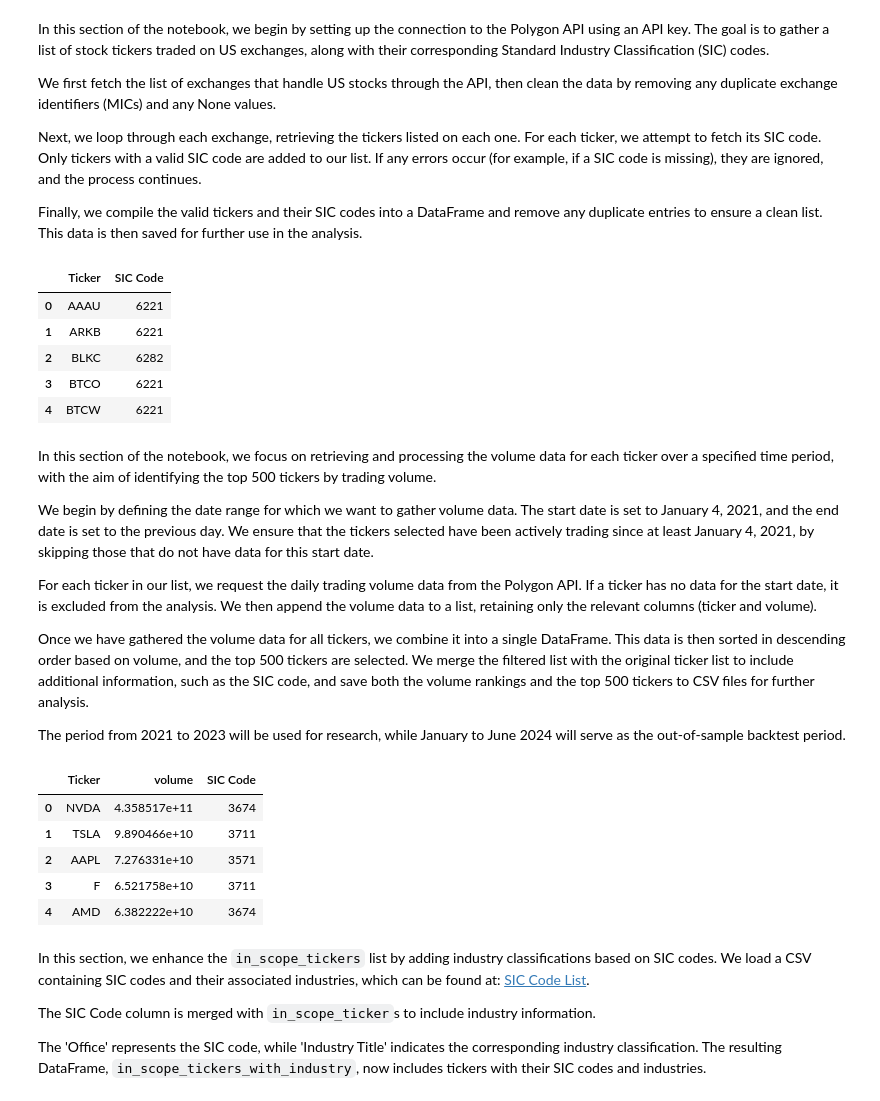
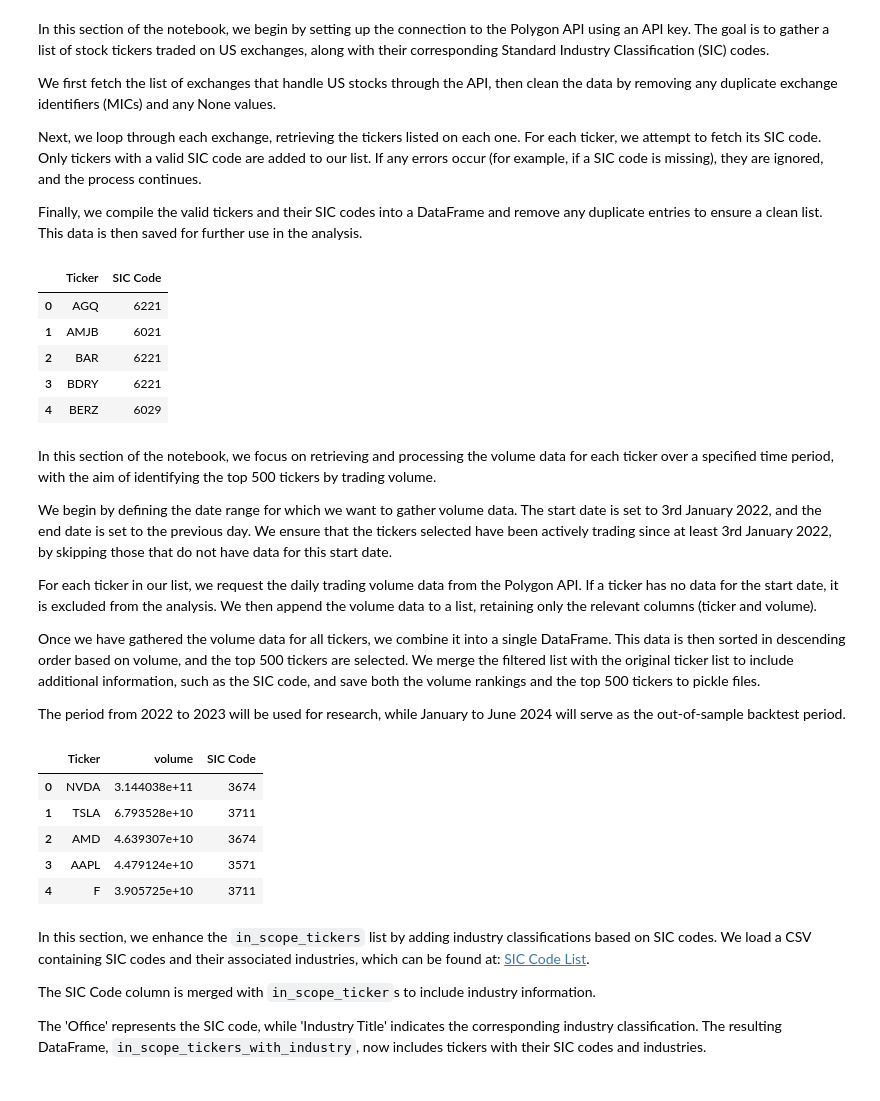
Before and after one commit to lucasbertovic/Statistical-Arbitrage-Pairs-Trading, a Jupyter notebook: Pairs.ipynb, the cells around one changed output. Saved outputs shown, nothing was run; the diff lists cells and outputs as text; code cells hidden in the pictures.

```diff
--- a/Pairs.ipynb
+++ b/Pairs.ipynb
@@ -27,7 +27,7 @@ from polygon import RESTClient
 import pandas as pd
 
 # Initialize the client with your Polygon API key
-api_key = "YOUR_API_KEY_HERE"
+api_key = "api_key_here"
 client = RESTClient(api_key)
 
 # Fetch exchanges for US stocks
@@ -49,60 +49,61 @@ for exchange in exchange_list:
 
 # Final ticker list
 ticker_list = pd.DataFrame(us_tickers, columns=['Ticker', 'SIC Code']).drop_duplicates()  # Remove duplicates
-ticker_list.to_csv('ticker_list.csv')  # Save to CSV
+ticker_list.to_pickle('dfs/ticker_list.pkl')
 ticker_list.head()  # Display top rows
 # %% [output]
 |  | Ticker | SIC Code |
-| 0 | AAAU | 6221 |
-| 1 | ARKB | 6221 |
-| 2 | BLKC | 6282 |
-| 3 | BTCO | 6221 |
-| 4 | BTCW | 6221 |
+| 0 | AGQ | 6221 |
+| 1 | AMJB | 6021 |
+| 2 | BAR | 6221 |
+| 3 | BDRY | 6221 |
+| 4 | BERZ | 6029 |
 # %% [markdown]
 In this section of the notebook, we focus on retrieving and processing the volume data for each ticker over a specified time period, with the aim of identifying the top 500 tickers by trading volume.
 
-We begin by defining the date range for which we want to gather volume data. The start date is set to January 4, 2021, and the end date is set to the previous day. We ensure that the tickers selected have been actively trading since at least January 4, 2021, by skipping those that do not have data for this start date.
+We begin by defining the date range for which we want to gather volume data. The start date is set to 3rd January 2022, and the end date is set to the previous day. We ensure that the tickers selected have been actively trading since at least 3rd January 2022, by skipping those that do not have data for this start date.
 
 For each ticker in our list, we request the daily trading volume data from the Polygon API. If a ticker has no data for the start date, it is excluded from the analysis. We then append the volume data to a list, retaining only the relevant columns (ticker and volume).
 
-Once we have gathered the volume data for all tickers, we combine it into a single DataFrame. This data is then sorted in descending order based on volume, and the top 500 tickers are selected. We merge the filtered list with the original ticker list to include additional information, such as the SIC code, and save both the volume rankings and the top 500 tickers to CSV files for further analysis.
+Once we have gathered the volume data for all tickers, we combine it into a single DataFrame. This data is then sorted in descending order based on volume, and the top 500 tickers are selected. We merge the filtered list with the original ticker list to include additional information, such as the SIC code, and save both the volume rankings and the top 500 tickers to pickle files.
 
-The period from 2021 to 2023 will be used for research, while January to June 2024 will serve as the out-of-sample backtest period.
+The period from 2022 to 2023 will be used for research, while January to June 2024 will serve as the out-of-sample backtest period.
 # %%
 from datetime import datetime, timedelta
 today = datetime.today()  # Get today's date
-start_date = pd.to_datetime('2021-01-04')  # Start date for volume data
+start_date = pd.to_datetime('2022-01-03')  # Start date for volume data
 start = start_date.strftime('%Y-%m-%d')
-end_date = today - timedelta(days=1)  # End date (previous day)
+#end_date = today - timedelta(days=1)  # End date (previous day)
+end_date = pd.to_datetime('2024-06-30')
 end = end_date.strftime('%Y-%m-%d')
 days = (pd.to_datetime(end).date() - pd.to_datetime(start).date()).days + 1  # Calculate total days
 volume_data_frames = []  # List to store volume data for tickers
 
 # Fetch volume data for each ticker
 for ticker in ticker_list['Ticker'].to_list():
     data_request_1 = client.get_aggs(ticker=ticker, multiplier=1, timespan='day', from_=start, to=start)  # Get data for start date
     if len(pd.DataFrame(data_request_1)) == 0:  # Skip tickers with no data
         continue
     data_request_2 = client.get_aggs(ticker=ticker, multiplier=days, timespan='day', from_=start, to=end)  # Get data for full period
     volume_data = pd.DataFrame(data_request_2)  # Convert to DataFrame
     volume_data['Ticker'] = ticker  # Add Ticker column
     volume_data = volume_data[['Ticker', 'volume']]  # Keep only relevant columns
     volume_data_frames.append(volume_data)  # Append data to list
 
 # Concatenate all volume data, sort by volume, and select top 500
 volume_rankings = pd.concat(volume_data_frames, ignore_index=True).sort_values(by='volume', ascending=False)
 in_scope_tickers = volume_rankings.head(500)  # Get top 500 tickers by volume
 in_scope_tickers = in_scope_tickers.merge(ticker_list, on='Ticker')  # Merge with original ticker list for full info
-volume_rankings.to_csv('volume_rankings.csv')  # Save volume rankings to CSV
-in_scope_tickers.to_csv('in_scope_tickers.csv')  # Save top 500 tickers to CSV
+volume_rankings.to_pickle('dfs/volume_rankings.pkl')
+in_scope_tickers.to_pickle('dfs/in_scope_tickers.pkl')
 in_scope_tickers.head(5)
 # %% [output]
 |  | Ticker | volume | SIC Code |
-| 0 | NVDA | 4.358517e+11 | 3674 |
-| 1 | TSLA | 9.890466e+10 | 3711 |
-| 2 | AAPL | 7.276331e+10 | 3571 |
-| 3 | F | 6.521758e+10 | 3711 |
-| 4 | AMD | 6.382222e+10 | 3674 |
+| 0 | NVDA | 3.144038e+11 | 3674 |
+| 1 | TSLA | 6.793528e+10 | 3711 |
+| 2 | AMD | 4.639307e+10 | 3674 |
+| 3 | AAPL | 4.479124e+10 | 3571 |
+| 4 | F | 3.905725e+10 | 3711 |
 # %% [markdown]
 In this section, we enhance the `in_scope_tickers` list by adding industry classifications based on SIC codes. We load a CSV containing SIC codes and their associated industries, which can be found at:
 [ SIC Code List](https://www.sec.gov/search-filings/standard-industrial-classification-sic-code-list).
```
Also changed, not shown: parts of 26 cells of this notebook, 7 other files.
